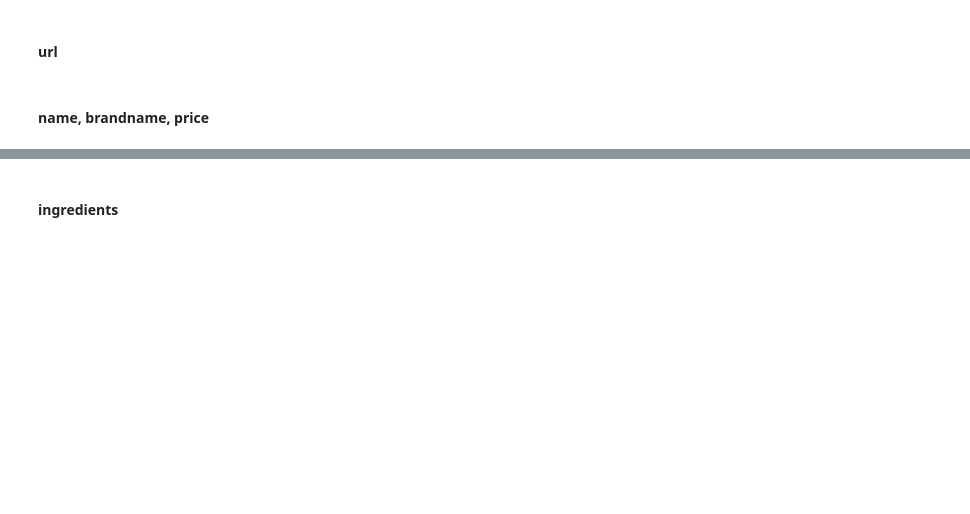
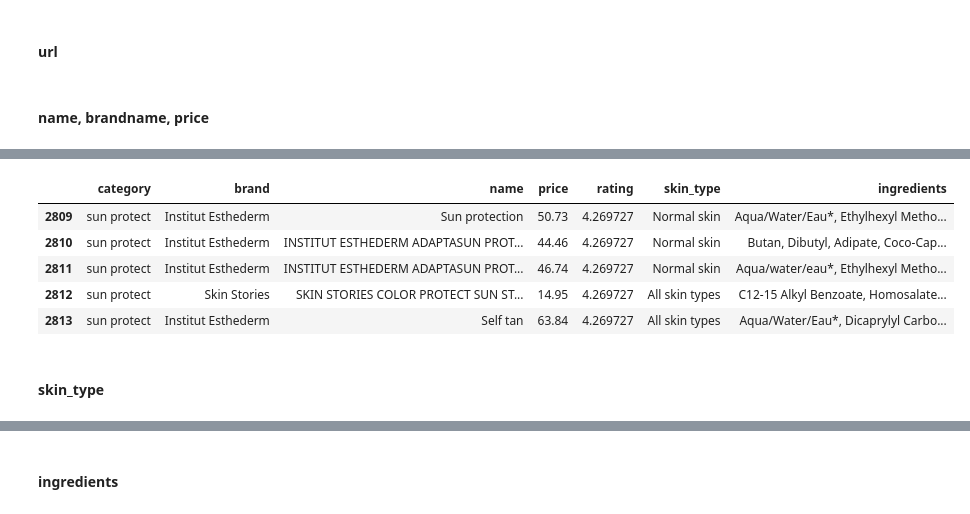
Before and after one commit to AkerkeKesha/machine-learning, a Jupyter notebook: AA20/ABalgabekova_Recommender.ipynb, the cells around one changed output, grey strips where cells are left out. Cells and saved outputs as stored; diff of their text form; code cells hidden in the pictures; blank space fills up the shorter version.

```diff
--- a/AA20/ABalgabekova_Recommender.ipynb
+++ b/AA20/ABalgabekova_Recommender.ipynb
@@ -99,0 +167,11 @@ data.tail()
+# %%
+data.tail()
+# %% [output]
+|  | category | brand | name | price | rating | skin_type | ingredients |
+| 2809 | sun protect | Institut Esthederm | Sun protection | 50.73 | 4.269727 | Normal skin | Aqua/Water/Eau*, Ethylhexyl Metho... |
+| 2810 | sun protect | Institut Esthederm | INSTITUT ESTHEDERM ADAPTASUN PROT... | 44.46 | 4.269727 | Normal skin | Butan, Dibutyl, Adipate, Coco-Cap... |
+| 2811 | sun protect | Institut Esthederm | INSTITUT ESTHEDERM ADAPTASUN PROT... | 46.74 | 4.269727 | Normal skin | Aqua/water/eau*, Ethylhexyl Metho... |
+| 2812 | sun protect | Skin Stories | SKIN STORIES COLOR PROTECT SUN ST... | 14.95 | 4.269727 | All skin types | C12-15 Alkyl Benzoate, Homosalate... |
+| 2813 | sun protect | Institut Esthederm | Self tan | 63.84 | 4.269727 | All skin types | Aqua/Water/Eau*, Dicaprylyl Carbo... |
+# %% [markdown]
+#### skin_type
```
Also changed, not shown: parts of 29 cells of this notebook.
